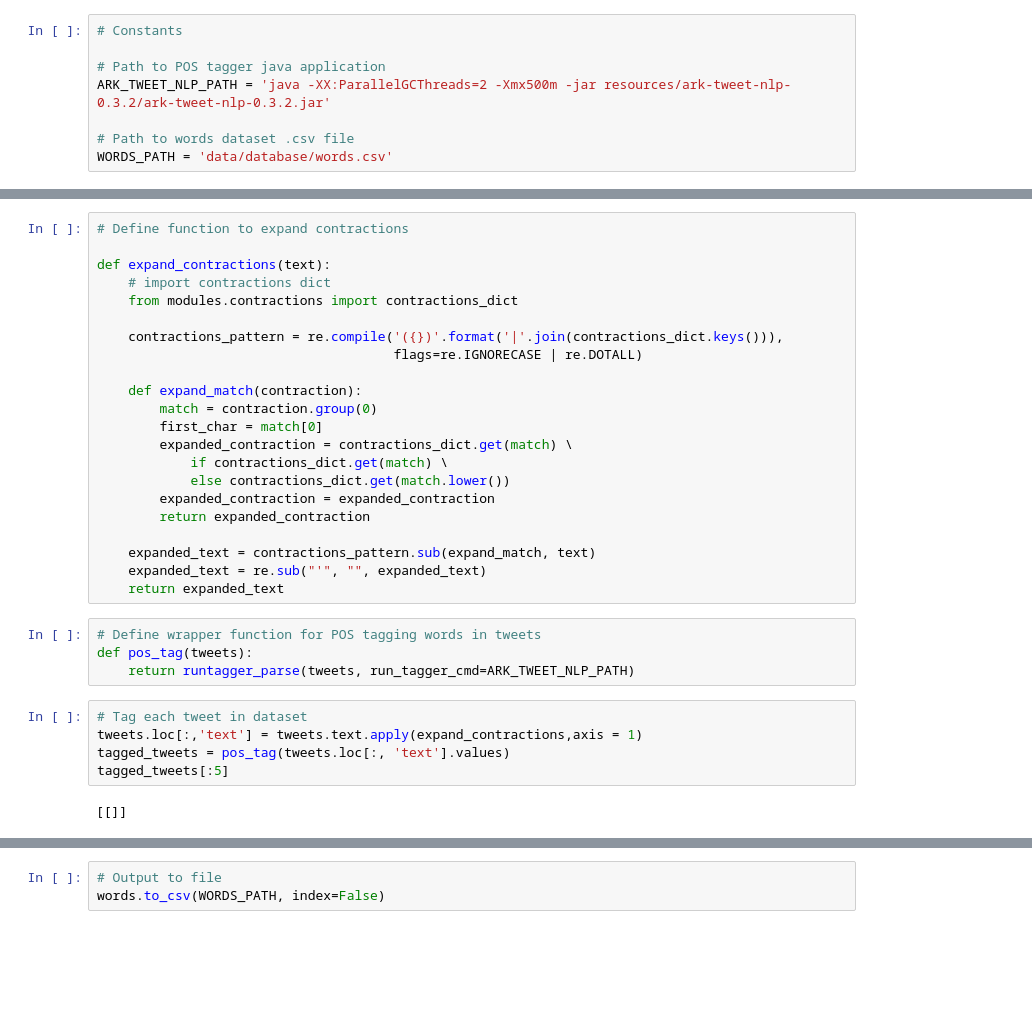
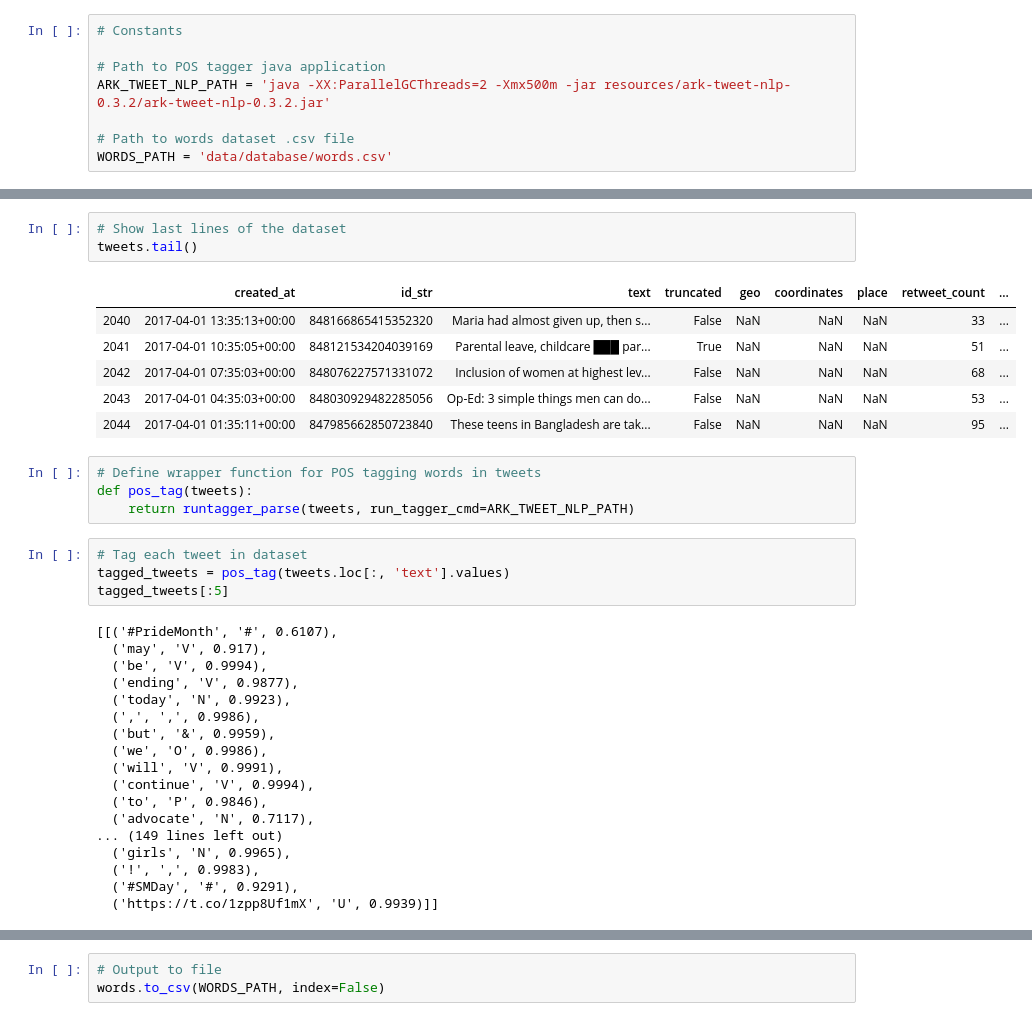
Before and after one commit to damiclem/feminism_network, a Jupyter notebook: parse_tweets.ipynb, the cells around one changed output, grey strips where cells are left out. Saved outputs shown, nothing was run; the diff lists cells and outputs as text; blank space fills up the shorter version.

```diff
--- a/parse_tweets.ipynb
+++ b/parse_tweets.ipynb
@@ -33,36 +45,39 @@ tweets.head()
-# %%
-# Define function to expand contractions
-
-def expand_contractions(text):
-    # import contractions dict
-    from modules.contractions import contractions_dict
-
-    contractions_pattern = re.compile('({})'.format('|'.join(contractions_dict.keys())),
-                                      flags=re.IGNORECASE | re.DOTALL)
-
-    def expand_match(contraction):
-        match = contraction.group(0)
-        first_char = match[0]
-        expanded_contraction = contractions_dict.get(match) \
-            if contractions_dict.get(match) \
-            else contractions_dict.get(match.lower())
-        expanded_contraction = expanded_contraction
-        return expanded_contraction
-
-    expanded_text = contractions_pattern.sub(expand_match, text)
-    expanded_text = re.sub("'", "", expanded_text)
-    return expanded_text
+# %%
+# Show last lines of the dataset
+tweets.tail()
+# %% [output]
+|  | created_at | id_str | text | truncated | geo | coordinates | place | retweet_count | ... |
+| 2040 | 2017-04-01 13:35:13+00:00 | 848166865415352320 | Maria had almost given up, then s... | False | NaN | NaN | NaN | 33 | ... |
+| 2041 | 2017-04-01 10:35:05+00:00 | 848121534204039169 | Parental leave, childcare ███ par... | True | NaN | NaN | NaN | 51 | ... |
+| 2042 | 2017-04-01 07:35:03+00:00 | 848076227571331072 | Inclusion of women at highest lev... | False | NaN | NaN | NaN | 68 | ... |
+| 2043 | 2017-04-01 04:35:03+00:00 | 848030929482285056 | Op-Ed: 3 simple things men can do... | False | NaN | NaN | NaN | 53 | ... |
+| 2044 | 2017-04-01 01:35:11+00:00 | 847985662850723840 | These teens in Bangladesh are tak... | False | NaN | NaN | NaN | 95 | ... |
 # %%
 # Define wrapper function for POS tagging words in tweets
 def pos_tag(tweets):
     return runtagger_parse(tweets, run_tagger_cmd=ARK_TWEET_NLP_PATH)
 # %%
 # Tag each tweet in dataset
-tweets.loc[:,'text'] = tweets.text.apply(expand_contractions,axis = 1)
 tagged_tweets = pos_tag(tweets.loc[:, 'text'].values)
 tagged_tweets[:5]
 # %% [output]
-[[]]
+[[('#PrideMonth', '#', 0.6107),
+  ('may', 'V', 0.917),
+  ('be', 'V', 0.9994),
+  ('ending', 'V', 0.9877),
+  ('today', 'N', 0.9923),
+  (',', ',', 0.9986),
+  ('but', '&', 0.9959),
+  ('we', 'O', 0.9986),
+  ('will', 'V', 0.9991),
+  ('continue', 'V', 0.9994),
+  ('to', 'P', 0.9846),
+  ('advocate', 'N', 0.7117),
+... (149 lines left out)
+  ('girls', 'N', 0.9965),
+  ('!', ',', 0.9983),
+  ('#SMDay', '#', 0.9291),
+  ('https://t.co/1zpp8Uf1mX', 'U', 0.9939)]]
 # %%
 # Turn each tuple into a dictionary
 
```
Also changed, not shown: parts of 10 cells of this notebook, 11 other files.
